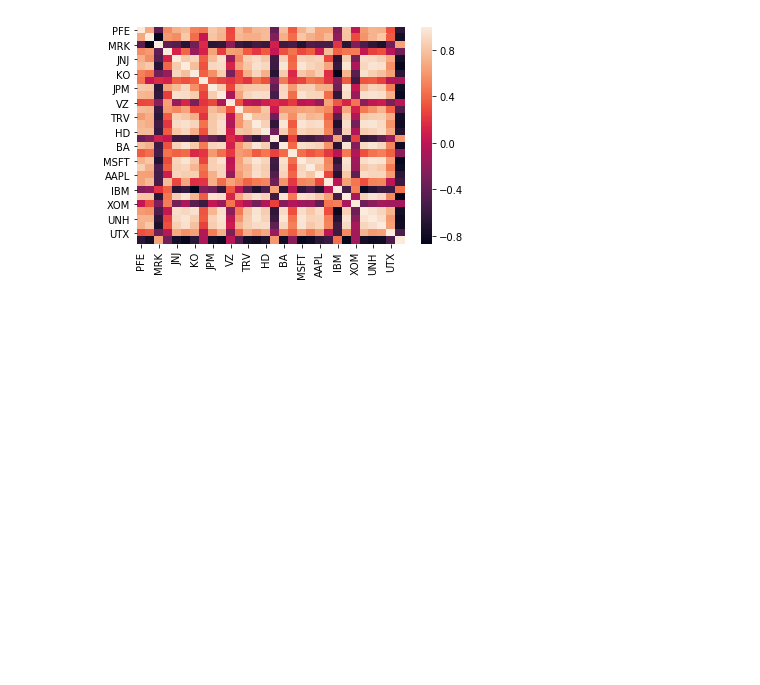
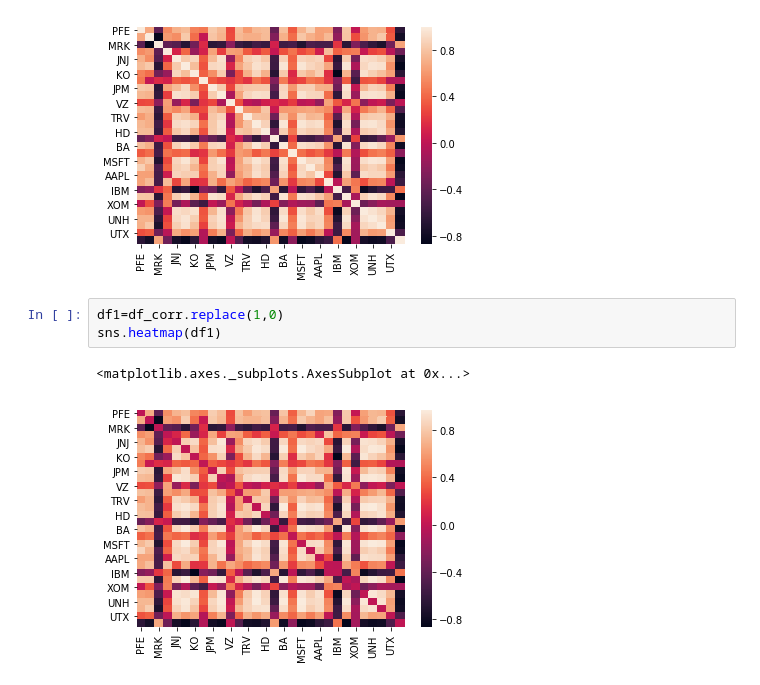
Before and after one commit to yanafedorchuk/PythonPractice, a Jupyter notebook: Parse_Yahoo_Finance.ipynb, the cells around one changed output. Saved outputs shown, nothing was run; the diff lists cells and outputs as text; blank space fills up the shorter version.

```diff
--- a/Parse_Yahoo_Finance.ipynb
+++ b/Parse_Yahoo_Finance.ipynb
@@ -117,3 +116,9 @@ sns.heatmap(df_corr)
 # %% [output]
 <matplotlib.axes._subplots.AxesSubplot at 0x...>
 [figure]
+# %%
+df1=df_corr.replace(1,0)
+sns.heatmap(df1)
+# %% [output]
+<matplotlib.axes._subplots.AxesSubplot at 0x...>
+[figure, added]
```
Also changed, not shown: parts of 7 cells of this notebook.
